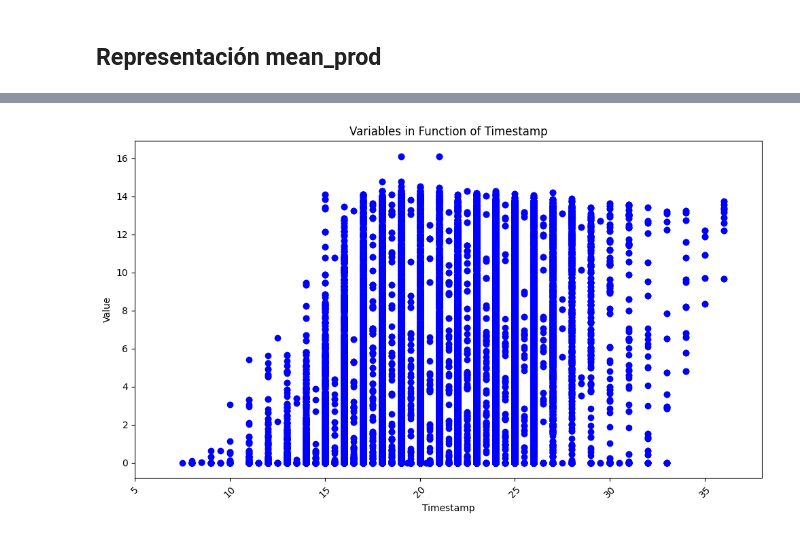
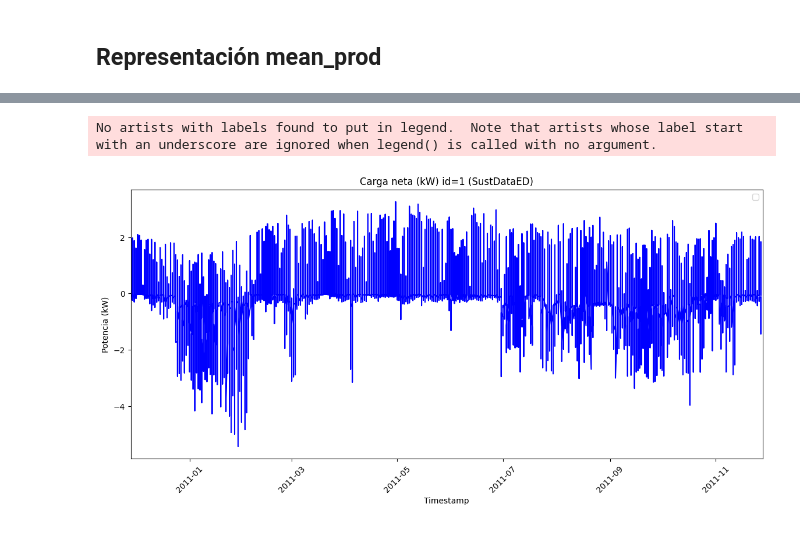
Before and after one commit to PaulaBartolomeMora/TFM, a Jupyter notebook: SustData/ficherodegraficas.ipynb, the cells around one changed output, grey strips where cells are left out. Drawn from its saved outputs; the diff is of its cells as text; code cells hidden in the pictures.

```diff
--- a/SustData/ficherodegraficas.ipynb
+++ b/SustData/ficherodegraficas.ipynb
@@ -193,0 +316,3 @@ plt.show()
+# %%
+df = pd.read_csv('dataset/nodes/loads/load_1.csv')
+df['datetime'] = pd.to_datetime(df['datetime'])
@@ -194,14 +333,14 @@ plt.show()
 # %%
-plt.figure(figsize=(10, 6))
-plt.scatter(df['Temp'], df['solar'], color='blue')
+plt.figure(figsize=(14, 6))
+plt.plot(df["datetime"], df["dif"]/1000, linestyle="-", color='blue')
+plt.title(f"Carga neta (kW) id=1 (SustDataED)")
+plt.xlabel("Timestamp")
+plt.ylabel("Potencia (kW)")
+plt.legend()
+plt.xlim(pd.Timestamp('2010-11-28'),pd.Timestamp('2011-11-28'))
+plt.xticks(rotation=45)
 
-plt.xlabel('Timestamp')
-plt.ylabel('Value')
-plt.title('Variables in Function of Timestamp')
-plt.xticks(rotation=45)
-plt.xlim(5,38)
-
-plt.tight_layout()
 plt.show()
 # %% [output]
+No artists with labels found to put in legend.  Note that artists whose label start with an underscore are ignored when legend() is called with no argument.
-[figure, old version]
+[figure, new version]
```
Also changed, not shown: parts of 21 cells of this notebook, 46 other files.
